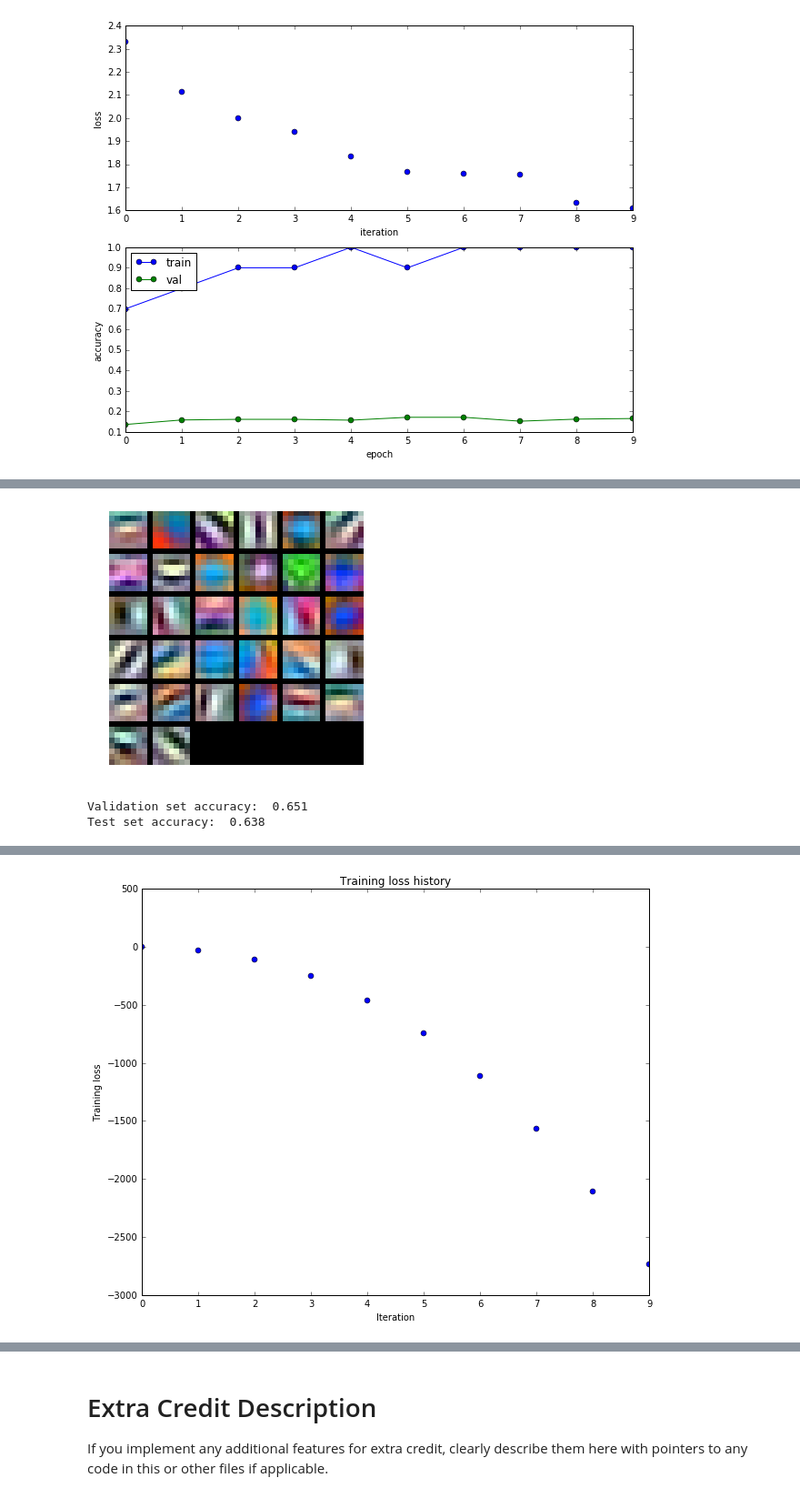
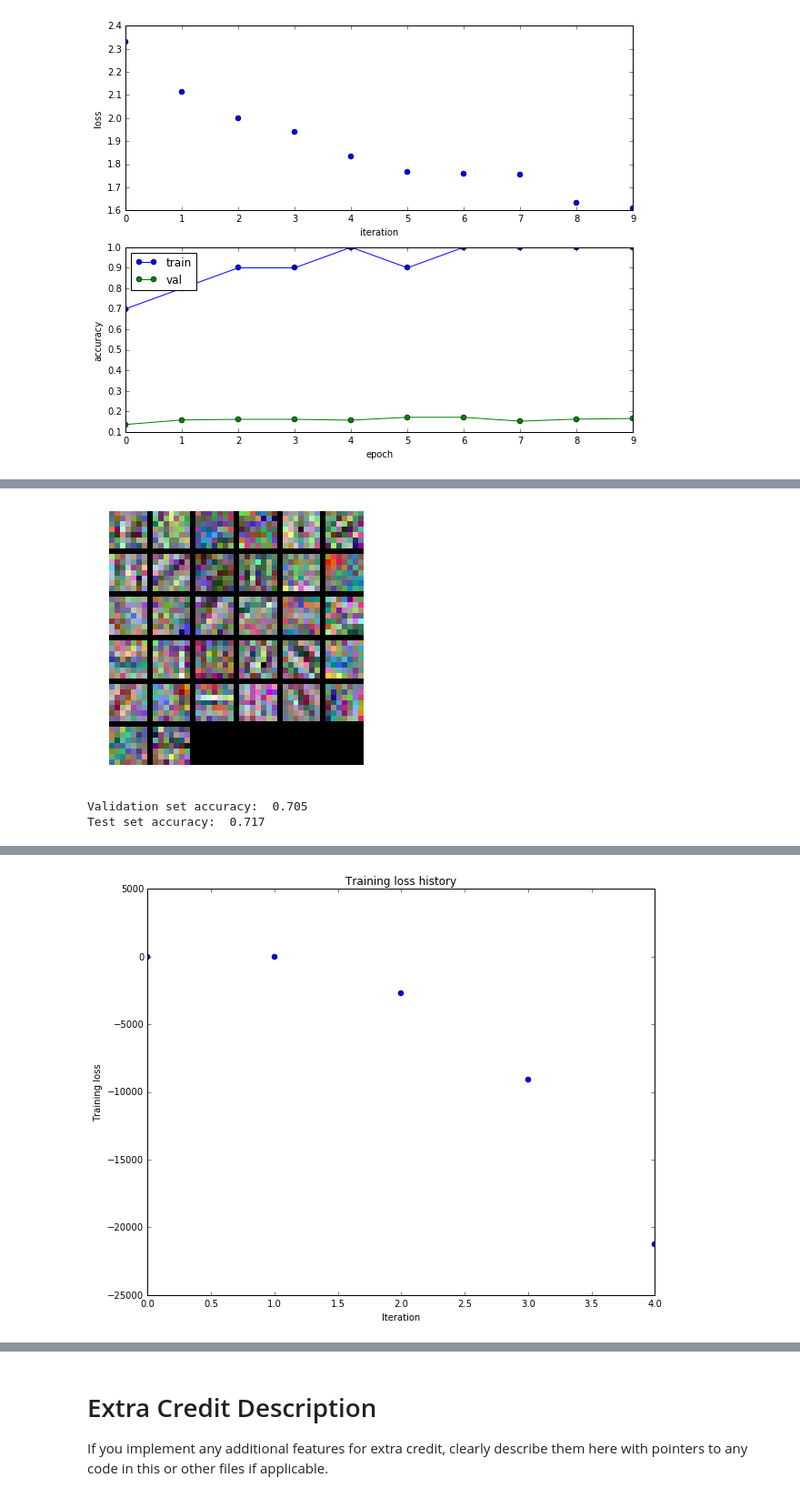
Before and after one commit to 174high/machine_learning, a Jupyter notebook: cs231n/assignment2/ConvolutionalNetworks.ipynb, the cells around one changed output, grey strips where cells are left out. Shown at 91% size. Saved outputs shown, nothing was run; the diff lists cells and outputs as text; code cells hidden in the pictures.

```diff
--- a/cs231n/assignment2/ConvolutionalNetworks.ipynb
+++ b/cs231n/assignment2/ConvolutionalNetworks.ipynb
@@ -906,20 +906,20 @@ plt.show()
 # %% [output]
 [figure]
 # %%
-model = FullyConnectedConvNet(weight_scale=0.001,
+0.0141477117064
+model = FullyConnectedConvNet(weight_scale=1e-2,
                               conv_layers=2,
                               hidden_dims_affine=[500,500,500],
                               use_batchnorm=True,
-                              dropout=0.5,
-                              reg=0.001)
+                              dropout=0.5)
 
 solver = Solver(model, data,
-                num_epochs=20, batch_size=50,
+                num_epochs=15, batch_size=50,
                 update_rule='adam',
                 optim_config={
-                  'learning_rate': 1e-4,
+                  'learning_rate': 1e-3,
                 },
-                verbose=True, print_every=20)
+                verbose=True, print_every=1000)
 solver.train()
 # %% [output]
 input dim:
@@ -968,7 +968,7 @@ plt.show()
 # plt.gcf().set_size_inches(5, 5)
 # plt.show()
 # %% [output]
-[figure, old version]
+[figure, new version]
 # %%
 
 X_test = data['X_test']
@@ -980,8 +980,8 @@ y_val_pred = np.argmax(model.loss(X_val), axis=1)
 print 'Validation set accuracy: ', (y_val_pred == y_val).mean()
 print 'Test set accuracy: ', (y_test_pred == y_test).mean()
 # %% [output]
-Validation set accuracy:  0.651
-Test set accuracy:  0.638
+Validation set accuracy:  0.705
+Test set accuracy:  0.717
 # %%
 tries = 200
 num_train = 50
@@ -991,32 +991,40 @@ small_data = {
   'X_val': data['X_val'],
   'y_val': data['y_val'],
 }
+
+best_accuracy = 0
+best_model = None
+best_solver = None
 for i in range(tries):
     learning_rate = 10**np.random.uniform(-7, -1)
     weight_scale = 10**np.random.uniform(-7, -1)
     regularization = 10*np.random.uniform(-7, -1)
 
-
     model = FullyConnectedConvNet(weight_scale=weight_scale,
                                   conv_layers=2,
                                   hidden_dims_affine=[500,500],
                                   use_batchnorm=True,
-                                  dropout=0.5,
+                                  dropout=False,
                                   reg=regularization)
 
     solver = Solver(model, small_data,
-                    num_epochs=10, batch_size=50,
+                    num_epochs=5, batch_size=50,
                     update_rule='adam',
                     optim_config={
                       'learning_rate': learning_rate,
                     },
-                    verbose=True, print_every=20)
+                    verbose=True, print_every=50)
     solver.train()
     print "accuracy: {acc}".format(acc=solver.train_acc_history[-1])
     print "learning rate: {lr}".format(lr=learning_rate)
     print "weight_scale: {ws}".format(ws=weight_scale)
 
-plt.plot(solver.loss_history, 'o')
+    if solver.val_acc_history[-1] > best_accuracy:
+        best_model = model
+        best_solver = solver
+
+
+plt.plot(best_solver.loss_history, 'o')
 plt.title('Training loss history')
 plt.xlabel('Iteration')
 plt.ylabel('Training loss')
@@ -1042,4 +1050,4 @@ accuracy: 0.42
-[figure, old version]
+[figure, new version]
 # %%
 print solver.optim_config
 print solver.model.reg
```
Also changed, not shown: parts of 5 cells of this notebook.
